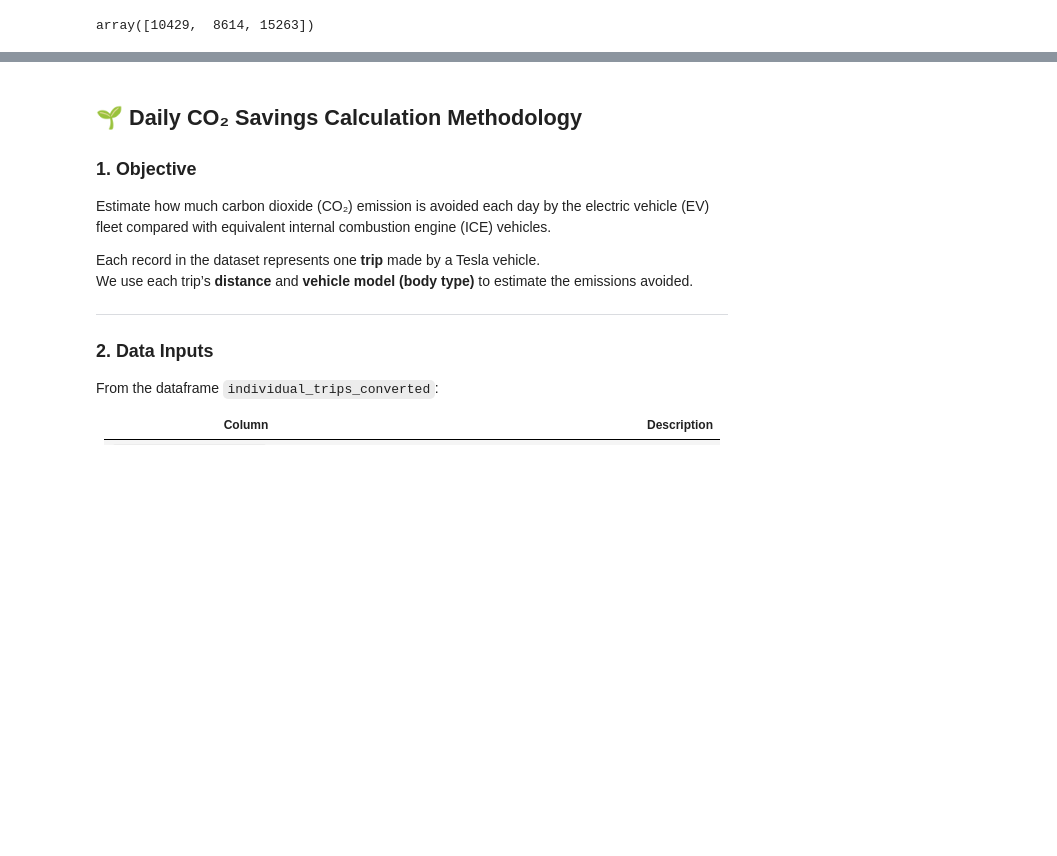
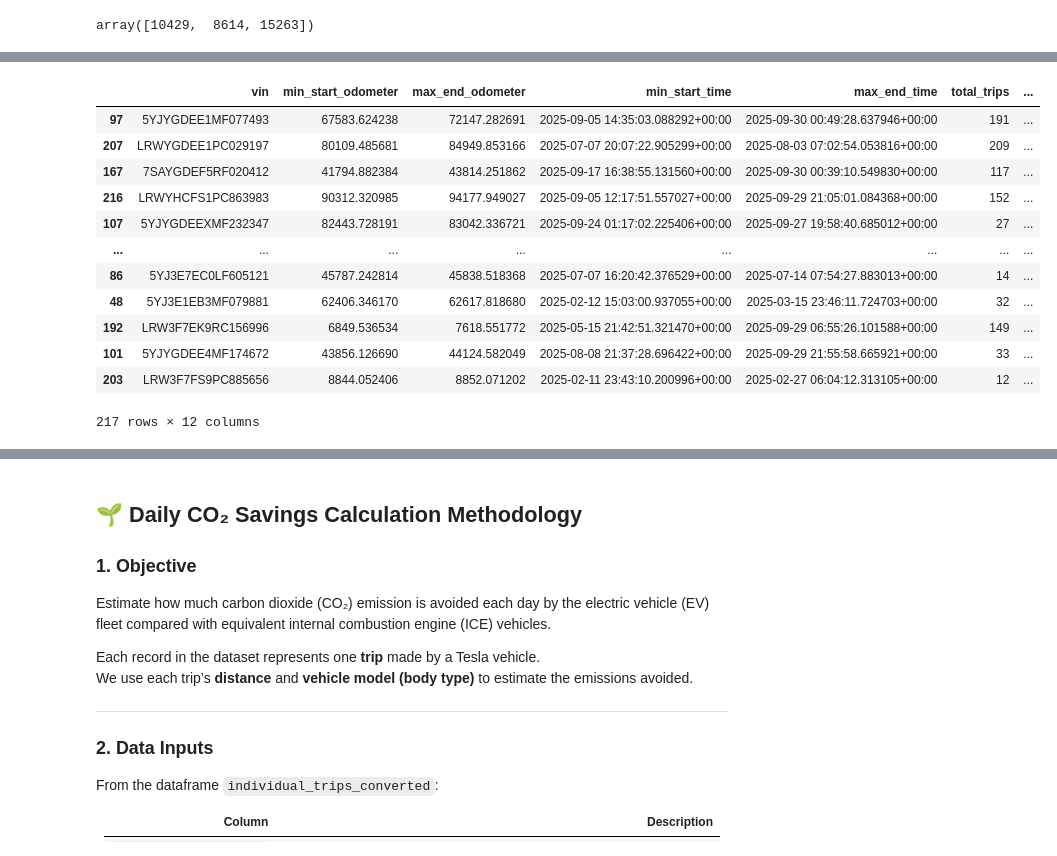
Before and after one commit to ZEVA-Global-Inc/ZEVA_data_storytelling, a Jupyter notebook: zeva_storytelling.ipynb, the cells around one changed output, grey strips where cells are left out. Cells and saved outputs as stored; diff of their text form; code cells hidden in the pictures; blank space fills up the shorter version.

```diff
--- a/zeva_storytelling.ipynb
+++ b/zeva_storytelling.ipynb
@@ -1162,0 +1287,16 @@ print(fleet_monthly_avg[['trip_month', 'total_distance_km', 'num_active_vehicles
+# %%
+filtered.sort_values(by='avg_km_per_day', ascending=False)
+# %% [output]
+|  | vin | min_start_odometer | max_end_odometer | min_start_time | max_end_time | total_trips | ... |
+| 97 | 5YJYGDEE1MF077493 | 67583.624238 | 72147.282691 | 2025-09-05 14:35:03.088292+00:00 | 2025-09-30 00:49:28.637946+00:00 | 191 | ... |
+| 207 | LRWYGDEE1PC029197 | 80109.485681 | 84949.853166 | 2025-07-07 20:07:22.905299+00:00 | 2025-08-03 07:02:54.053816+00:00 | 209 | ... |
+| 167 | 7SAYGDEF5RF020412 | 41794.882384 | 43814.251862 | 2025-09-17 16:38:55.131560+00:00 | 2025-09-30 00:39:10.549830+00:00 | 117 | ... |
+| 216 | LRWYHCFS1PC863983 | 90312.320985 | 94177.949027 | 2025-09-05 12:17:51.557027+00:00 | 2025-09-29 21:05:01.084368+00:00 | 152 | ... |
+| 107 | 5YJYGDEEXMF232347 | 82443.728191 | 83042.336721 | 2025-09-24 01:17:02.225406+00:00 | 2025-09-27 19:58:40.685012+00:00 | 27 | ... |
+| ... | ... | ... | ... | ... | ... | ... | ... |
+| 86 | 5YJ3E7EC0LF605121 | 45787.242814 | 45838.518368 | 2025-07-07 16:20:42.376529+00:00 | 2025-07-14 07:54:27.883013+00:00 | 14 | ... |
+| 48 | 5YJ3E1EB3MF079881 | 62406.346170 | 62617.818680 | 2025-02-12 15:03:00.937055+00:00 | 2025-03-15 23:46:11.724703+00:00 | 32 | ... |
+| 192 | LRW3F7EK9RC156996 | 6849.536534 | 7618.551772 | 2025-05-15 21:42:51.321470+00:00 | 2025-09-29 06:55:26.101588+00:00 | 149 | ... |
+| 101 | 5YJYGDEE4MF174672 | 43856.126690 | 44124.582049 | 2025-08-08 21:37:28.696422+00:00 | 2025-09-29 21:55:58.665921+00:00 | 33 | ... |
+| 203 | LRW3F7FS9PC885656 | 8844.052406 | 8852.071202 | 2025-02-11 23:43:10.200996+00:00 | 2025-02-27 06:04:12.313105+00:00 | 12 | ... |
+217 rows × 12 columns
```
Also changed, not shown: parts of 22 cells of this notebook.
